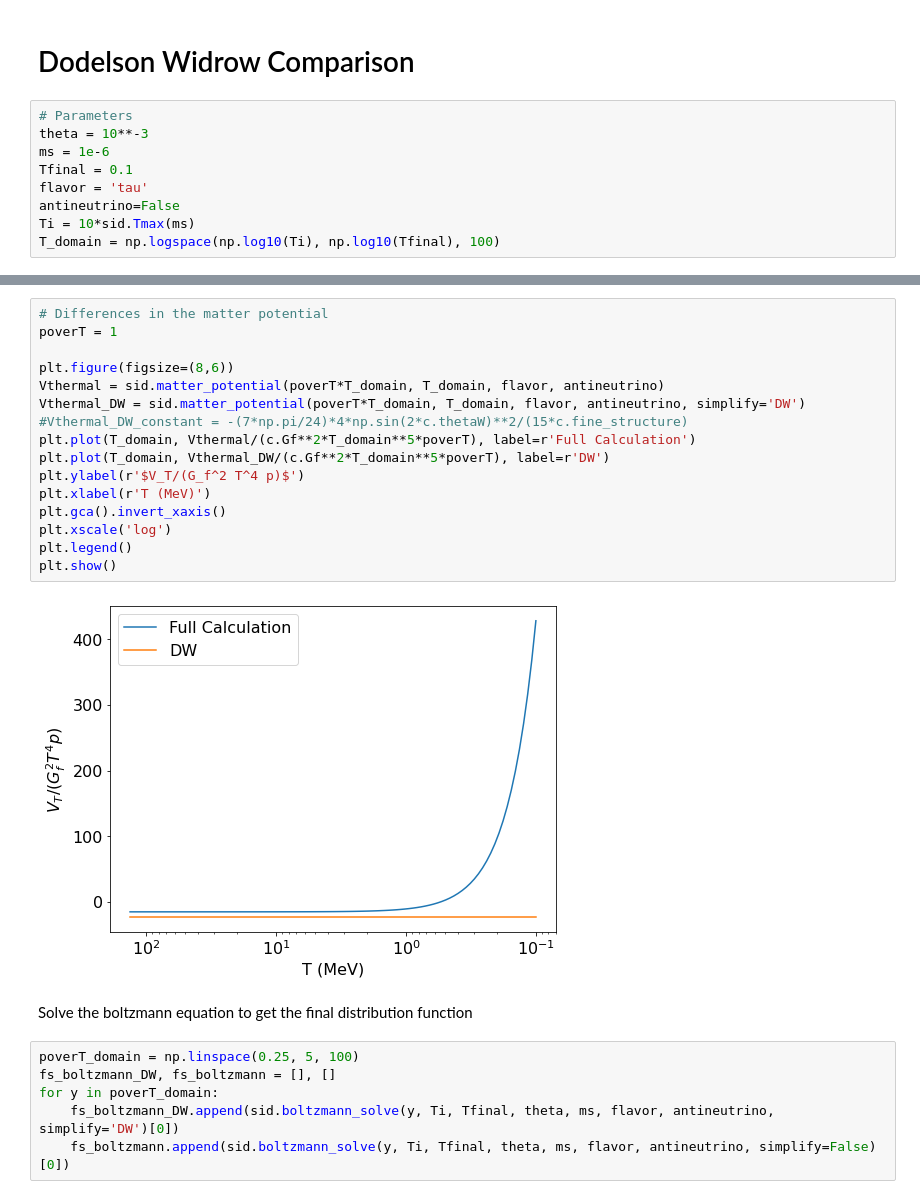
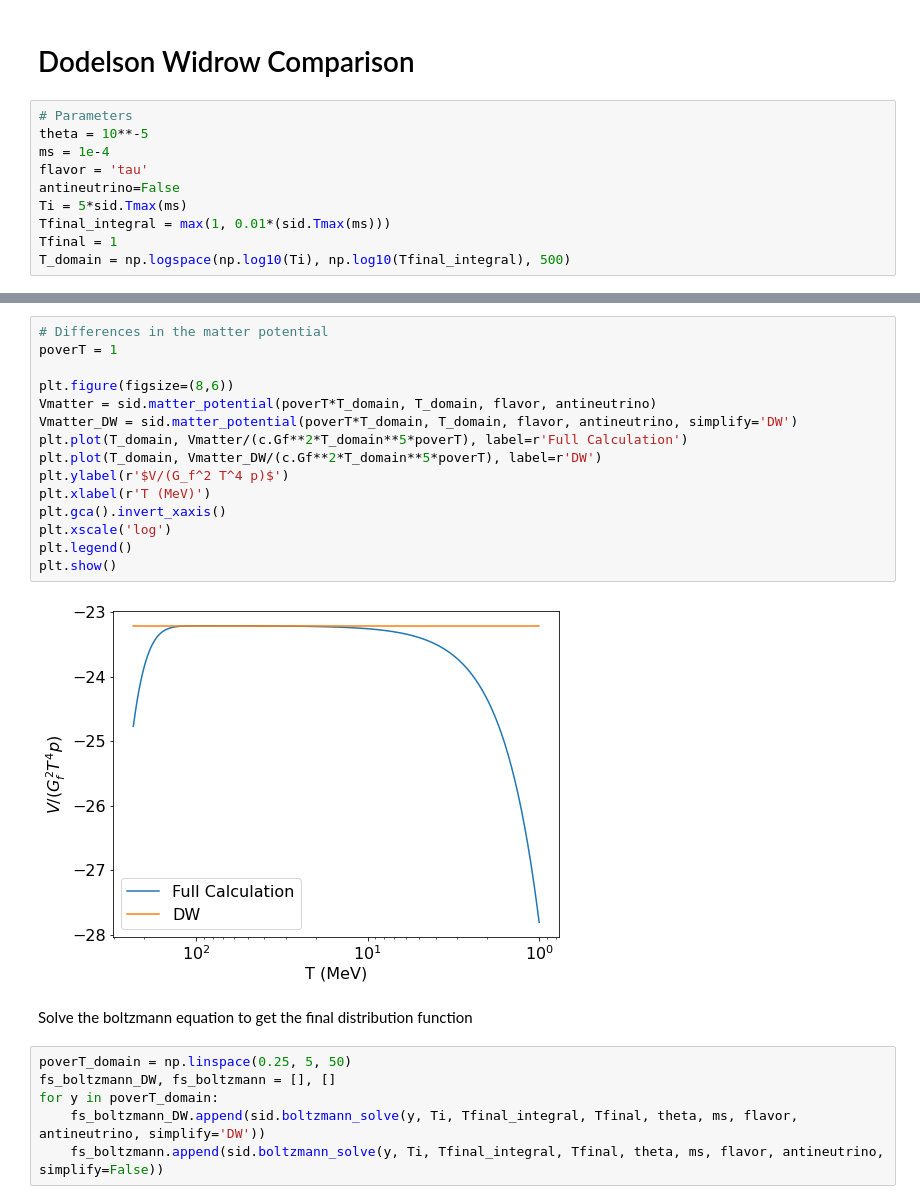
Before and after one commit to JakeSpisak/Sterile-Neutrinos, a Jupyter notebook: sid.ipynb, the cells around one changed output, grey strips where cells are left out. Saved outputs shown, nothing was run; the diff lists cells and outputs as text.

```diff
--- a/sid.ipynb
+++ b/sid.ipynb
@@ -9,13 +13,14 @@ plt.rcParams.update({'font.size': 16})
 # Dodelson Widrow Comparison
 # %%
 # Parameters
-theta = 10**-3
-ms = 1e-6
-Tfinal = 0.1
+theta = 10**-5
+ms = 1e-4
 flavor = 'tau'
 antineutrino=False
-Ti = 10*sid.Tmax(ms)
-T_domain = np.logspace(np.log10(Ti), np.log10(Tfinal), 100)
+Ti = 5*sid.Tmax(ms)
+Tfinal_integral = max(1, 0.01*(sid.Tmax(ms)))
+Tfinal = 1
+T_domain = np.logspace(np.log10(Ti), np.log10(Tfinal_integral), 500)
 # %%
 # Differences in the production rate
 
@@ -50,28 +59,27 @@ plt.show()
 # %%
 # Differences in the matter potential
 poverT = 1
 
 plt.figure(figsize=(8,6))
-Vthermal = sid.matter_potential(poverT*T_domain, T_domain, flavor, antineutrino)
-Vthermal_DW = sid.matter_potential(poverT*T_domain, T_domain, flavor, antineutrino, simplify='DW')
-#Vthermal_DW_constant = -(7*np.pi/24)*4*np.sin(2*c.thetaW)**2/(15*c.fine_structure)
-plt.plot(T_domain, Vthermal/(c.Gf**2*T_domain**5*poverT), label=r'Full Calculation')
-plt.plot(T_domain, Vthermal_DW/(c.Gf**2*T_domain**5*poverT), label=r'DW')
-plt.ylabel(r'$V_T/(G_f^2 T^4 p)$')
+Vmatter = sid.matter_potential(poverT*T_domain, T_domain, flavor, antineutrino)
+Vmatter_DW = sid.matter_potential(poverT*T_domain, T_domain, flavor, antineutrino, simplify='DW')
+plt.plot(T_domain, Vmatter/(c.Gf**2*T_domain**5*poverT), label=r'Full Calculation')
+plt.plot(T_domain, Vmatter_DW/(c.Gf**2*T_domain**5*poverT), label=r'DW')
+plt.ylabel(r'$V/(G_f^2 T^4 p)$')
 plt.xlabel(r'T (MeV)')
 plt.gca().invert_xaxis()
 plt.xscale('log')
 plt.legend()
 plt.show()
 # %% [output]
-[figure, old version]
+[figure, new version]
 # %% [markdown]
  Solve the boltzmann equation to get the final distribution function
 # %%
-poverT_domain = np.linspace(0.25, 5, 100)
+poverT_domain = np.linspace(0.25, 5, 50)
 fs_boltzmann_DW, fs_boltzmann = [], []
 for y in poverT_domain:
-    fs_boltzmann_DW.append(sid.boltzmann_solve(y, Ti, Tfinal, theta, ms, flavor, antineutrino, simplify='DW')[0])
-    fs_boltzmann.append(sid.boltzmann_solve(y, Ti, Tfinal, theta, ms, flavor, antineutrino, simplify=False)[0])
+    fs_boltzmann_DW.append(sid.boltzmann_solve(y, Ti, Tfinal_integral, Tfinal, theta, ms, flavor, antineutrino, simplify='DW'))
+    fs_boltzmann.append(sid.boltzmann_solve(y, Ti, Tfinal_integral, Tfinal, theta, ms, flavor, antineutrino, simplify=False))
 # %%
 # Analytic solution, equation 9 in DW
```
Also changed, not shown: parts of 54 cells of this notebook, 9 other files.
